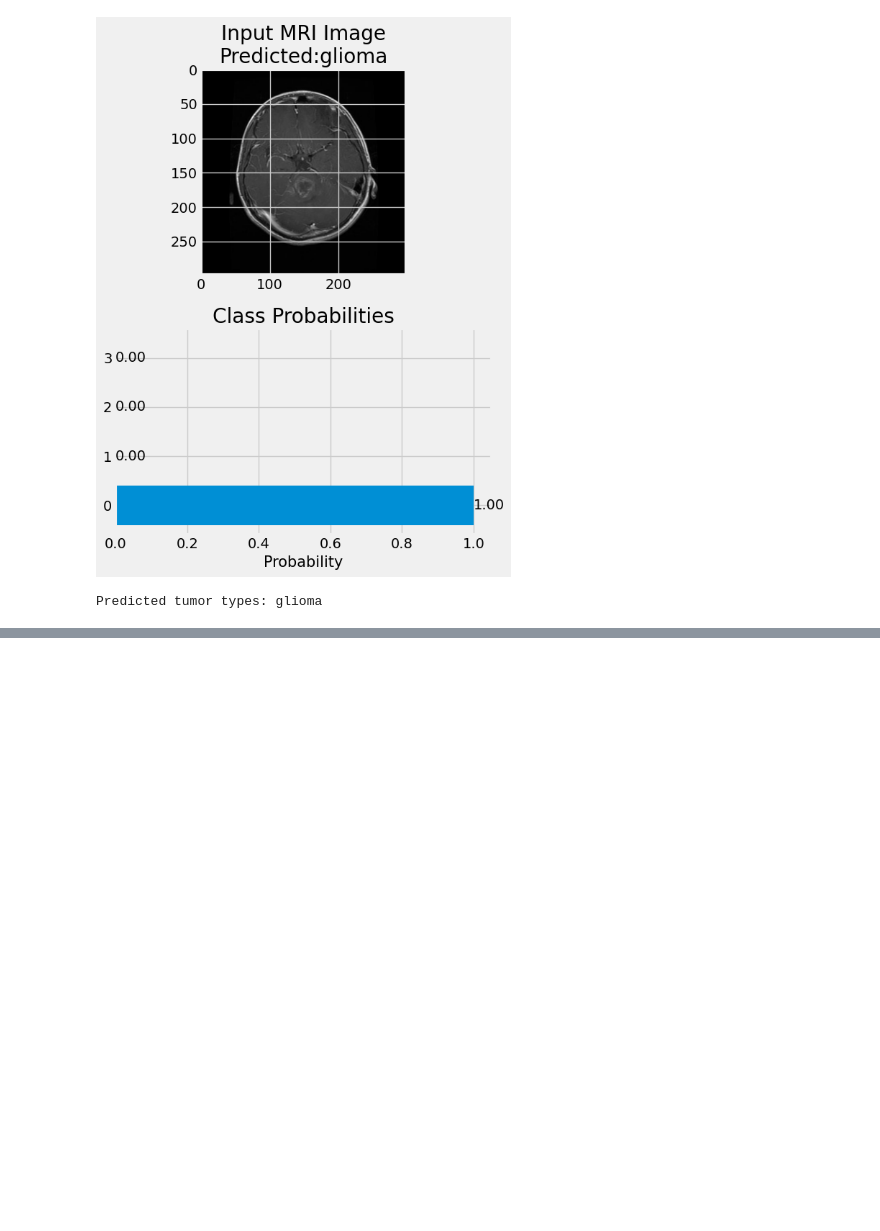
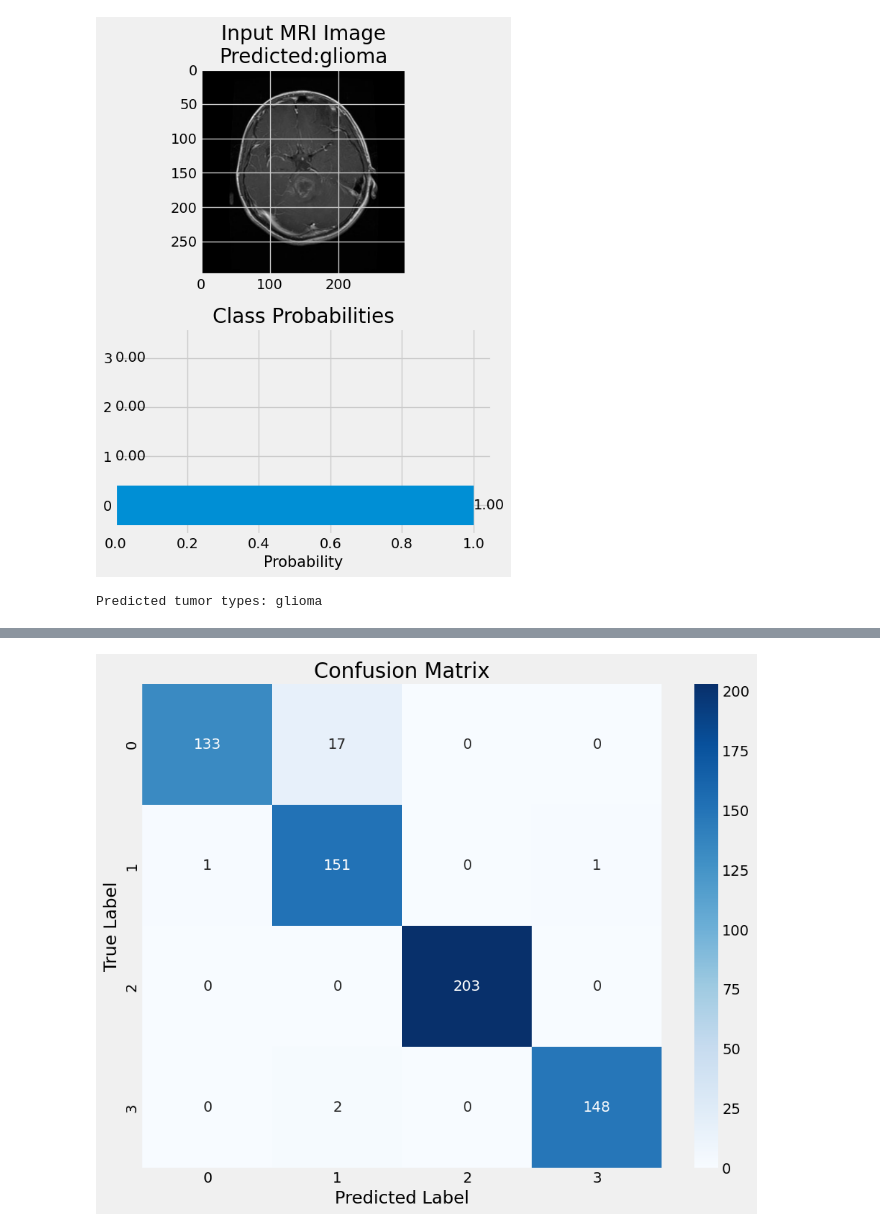
Before and after one commit to Sruthij93/BrainTumorClassification_model, a Jupyter notebook: BrainTumorClassification.ipynb, the cells around one changed output, grey strips where cells are left out. Drawn from its saved outputs; the diff is of its cells as text; code cells hidden in the pictures; blank space fills up the shorter version.

```diff
--- a/BrainTumorClassification.ipynb
+++ b/BrainTumorClassification.ipynb
@@ -367,0 +534,22 @@ model.save_weights("xception_model.weights.h5")
+# %%
+# Confusion matrix- way to check where the model succeeeds and makes mistakes
+preds = cnn_model.predict(ts_gen)
+y_pred = np.argmax(preds, axis = 1)
+
+class_dict = {
+    0: 'glioma',
+    1: 'meningioma',
+    2: 'notumor',
+    3: 'pituitary'
+}
+
+# create and display the confusion matrix
+cm = confusion_matrix(ts_gen.classes, y_pred)
+labels = list(class_dict.keys())
+plt.figure(figsize = (10,8))
+sns.heatmap(cm, annot=True, fmt = 'd', cmap='Blues', xticklabels = labels, yticklabels=labels)
+plt.xlabel('Predicted Label')
+plt.ylabel('True Label')
+plt.title('Confusion Matrix')
+plt.show()
+# %% [output]
@@ -367,0 +557 @@ model.save_weights("xception_model.weights.h5")
+[figure, added]
```
Also changed, not shown: parts of 19 cells of this notebook.
